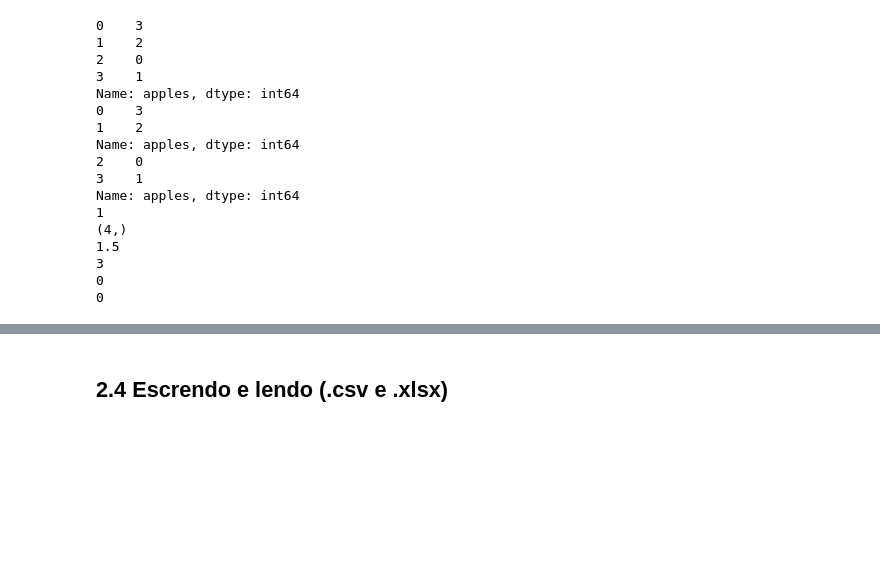
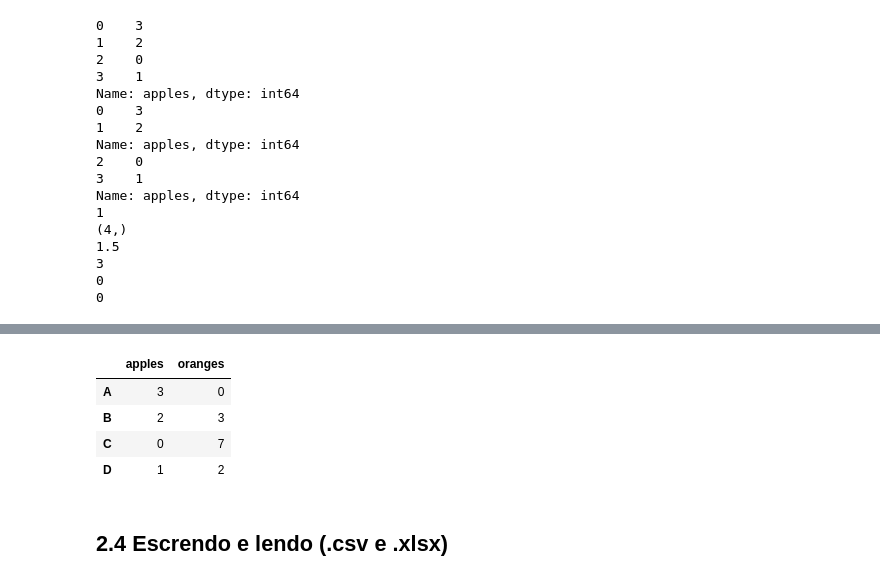
Before and after one commit to Ticiano-Damasceno/Intro-Python-Unifor, a Jupyter notebook: Arquivos da aula/a02/a02.ipynb, the cells around one changed output, grey strips where cells are left out. Saved outputs shown, nothing was run; the diff lists cells and outputs as text; code cells hidden in the pictures; blank space fills up the shorter version.

```diff
--- a/Arquivos da aula/a02/a02.ipynb
+++ b/Arquivos da aula/a02/a02.ipynb
@@ -189,4 +191,12 @@ D       1        2
 ['apples', 'oranges']
+# %%
+df
+# %% [output]
+|  | apples | oranges |
+| A | 3 | 0 |
+| B | 2 | 3 |
+| C | 0 | 7 |
+| D | 1 | 2 |
 # %% [markdown]
 ## 2.4 Escrendo e lendo (.csv e .xlsx)
 # %%
```
Also changed, not shown: parts of 10 cells of this notebook, 1 other file.
